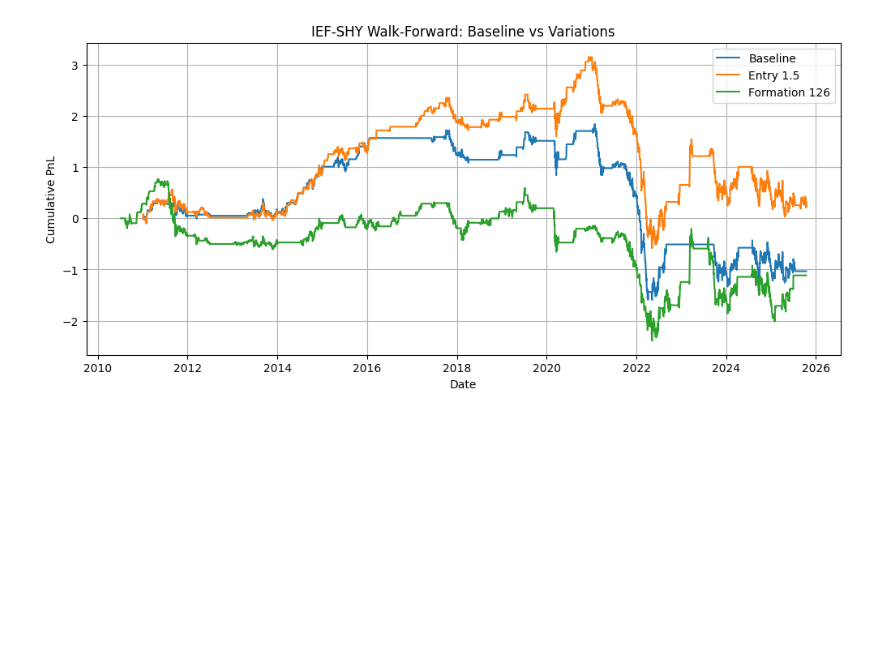
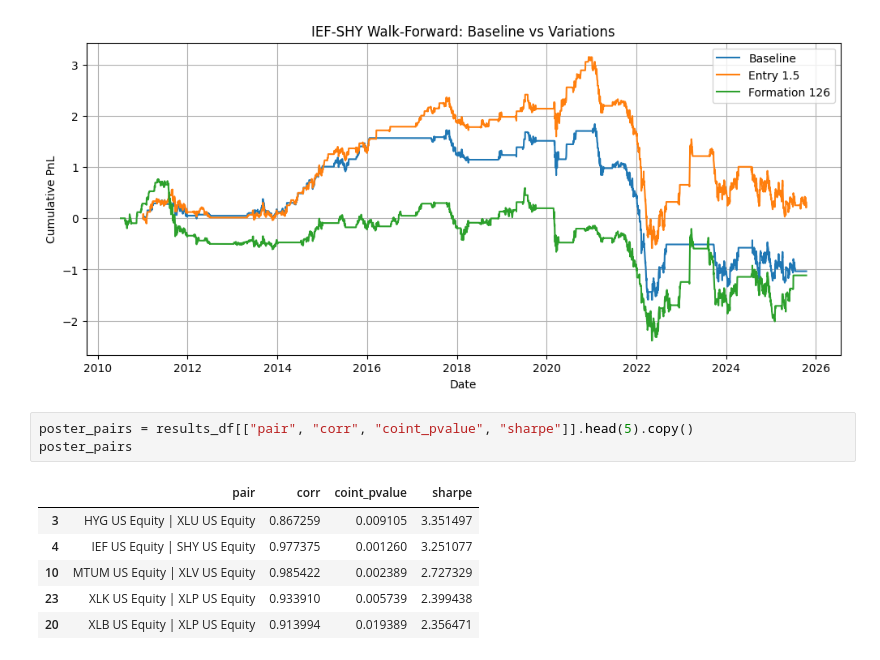
Before and after one commit to jen-dan/pairs-trading, a Jupyter notebook: notebooks/01_data_cleaning.ipynb, the cells around one changed output. Saved outputs shown, nothing was run; the diff lists cells and outputs as text; blank space fills up the shorter version.

Commit message:
for poster

```diff
--- a/notebooks/01_data_cleaning.ipynb
+++ b/notebooks/01_data_cleaning.ipynb
@@ -1132,3 +1132,13 @@ plt.grid(True)
 plt.show()
 # %% [output]
 [figure]
+# %%
+poster_pairs = results_df[["pair", "corr", "coint_pvalue", "sharpe"]].head(5).copy()
+poster_pairs
+# %% [output]
+|  | pair | corr | coint_pvalue | sharpe |
+| 3 | HYG US Equity | XLU US Equity | 0.867259 | 0.009105 | 3.351497 |
+| 4 | IEF US Equity | SHY US Equity | 0.977375 | 0.001260 | 3.251077 |
+| 10 | MTUM US Equity | XLV US Equity | 0.985422 | 0.002389 | 2.727329 |
+| 23 | XLK US Equity | XLP US Equity | 0.933910 | 0.005739 | 2.399438 |
+| 20 | XLB US Equity | XLP US Equity | 0.913994 | 0.019389 | 2.356471 |
```
